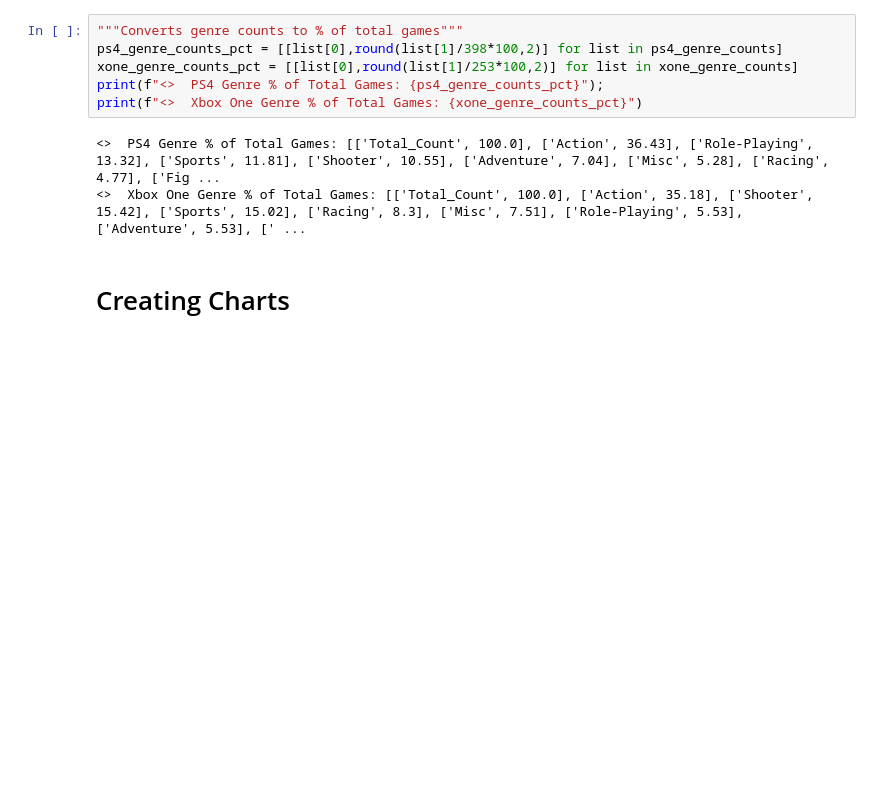
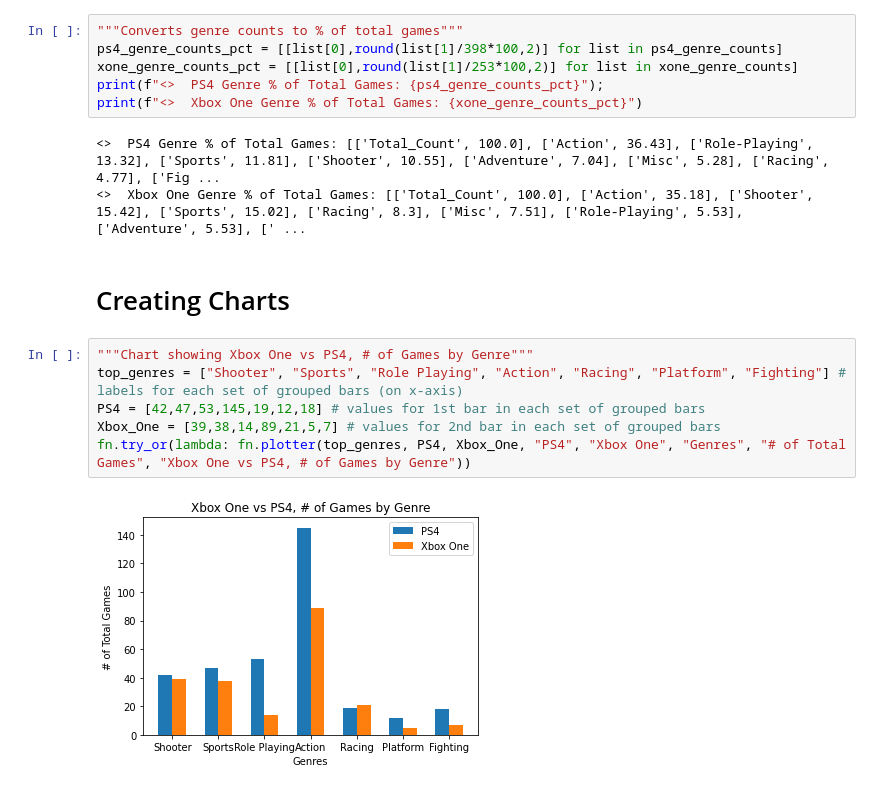
Before and after one commit to Epstei46/specialization-capstone-project, a Jupyter notebook: displayinator.ipynb, the cells around one changed output. Cells and saved outputs as stored; diff of their text form; blank space fills up the shorter version.

```diff
--- a/displayinator.ipynb
+++ b/displayinator.ipynb
@@ -260,5 +260,13 @@ print(f"<>  Xbox One Genre % of Total Games: {xone_genre_counts_pct}")
 <>  Xbox One Genre % of Total Games: [['Total_Count', 100.0], ['Action', 35.18], ['Shooter', 15.42], ['Sports', 15.02], ['Racing', 8.3], ['Misc', 7.51], ['Role-Playing', 5.53], ['Adventure', 5.53], [' ...
 # %% [markdown]
 # Creating Charts
+# %%
+"""Chart showing Xbox One vs PS4, # of Games by Genre"""
+top_genres = ["Shooter", "Sports", "Role Playing", "Action", "Racing", "Platform", "Fighting"] # labels for each set of grouped bars (on x-axis)
+PS4 = [42,47,53,145,19,12,18] # values for 1st bar in each set of grouped bars
+Xbox_One = [39,38,14,89,21,5,7] # values for 2nd bar in each set of grouped bars
+fn.try_or(lambda: fn.plotter(top_genres, PS4, Xbox_One, "PS4", "Xbox One", "Genres", "# of Total Games", "Xbox One vs PS4, # of Games by Genre"))
+# %% [output]
+[figure, added]
 # %%
 """Chart showing Xbox One vs PS4, % of Total Games by Genre"""
```
Also changed, not shown: parts of 4 cells of this notebook.
